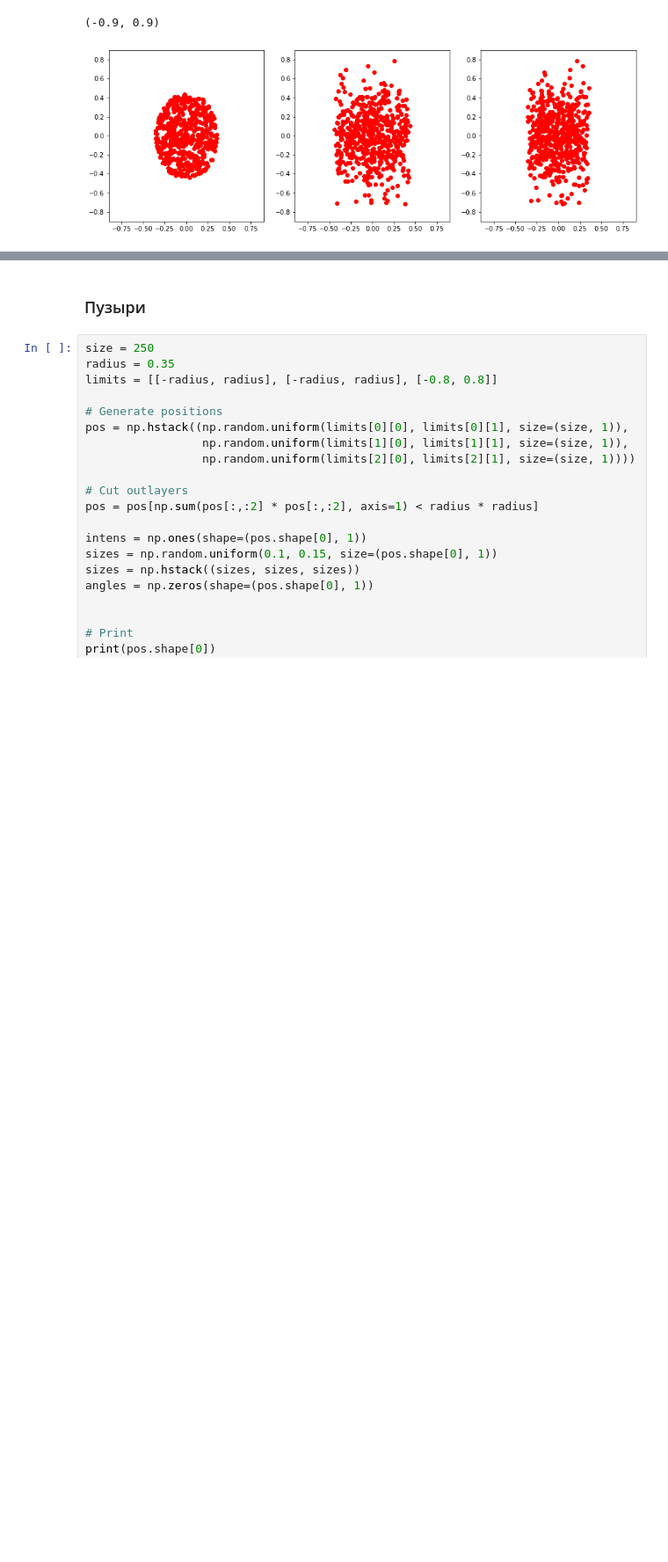
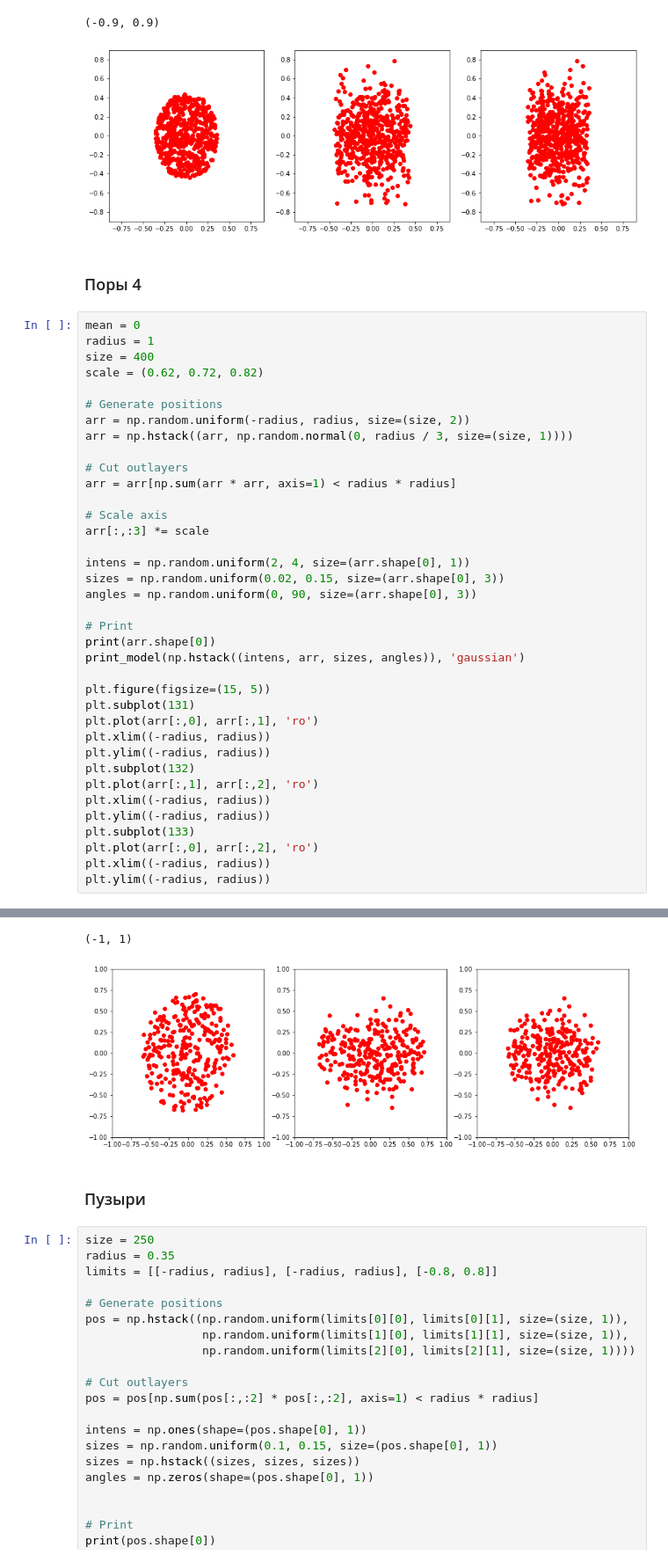
Before and after one commit to egor79k/stacked-tomoscan-gen, a Jupyter notebook: demos/model_generator.ipynb, the cells around one changed output, grey strips where cells are left out. Shown at 88% size. Drawn from its saved outputs; the diff is of its cells as text; blank space fills up the shorter version.

Commit message:
nonuniform_2 model added

```diff
--- a/demos/model_generator.ipynb
+++ b/demos/model_generator.ipynb
@@ -396,3 +396,43 @@ Object : ellipsoid -1.000 -0.131  0.357  0.084  0.046  0.016  0.018  0.000;
 Object : ellipsoid -1.000 -0.094  0.172 -0.103  0.068  0.014  0.015  0.000;
 (-0.9, 0.9)
 [figure]
+# %% [markdown]
+### Поры 4
+# %%
+mean = 0
+radius = 1
+size = 400
+scale = (0.62, 0.72, 0.82)
+
+# Generate positions
+arr = np.random.uniform(-radius, radius, size=(size, 2))
+arr = np.hstack((arr, np.random.normal(0, radius / 3, size=(size, 1))))
+
+# Cut outlayers
+arr = arr[np.sum(arr * arr, axis=1) < radius * radius]
+
+# Scale axis
+arr[:,:3] *= scale
+
+intens = np.random.uniform(2, 4, size=(arr.shape[0], 1))
+sizes = np.random.uniform(0.02, 0.15, size=(arr.shape[0], 3))
+angles = np.random.uniform(0, 90, size=(arr.shape[0], 3))
+
+# Print
+print(arr.shape[0])
+print_model(np.hstack((intens, arr, sizes, angles)), 'gaussian')
+
+plt.figure(figsize=(15, 5))
+plt.subplot(131)
+plt.plot(arr[:,0], arr[:,1], 'ro')
+plt.xlim((-radius, radius))
+plt.ylim((-radius, radius))
+plt.subplot(132)
+plt.plot(arr[:,1], arr[:,2], 'ro')
+plt.xlim((-radius, radius))
+plt.ylim((-radius, radius))
+plt.subplot(133)
+plt.plot(arr[:,0], arr[:,2], 'ro')
+plt.xlim((-radius, radius))
+plt.ylim((-radius, radius))
+# %% [output]
@@ -399,3 +456,5 @@ Object : ellipsoid -1.000 -0.094  0.172 -0.103  0.068  0.014  0.015  0.000;
+(-1, 1)
+[figure, added]
 # %% [markdown]
 ### Пузыри
 # %%
```
Also changed, not shown: parts of 1 cell of this notebook, 2 other files.
